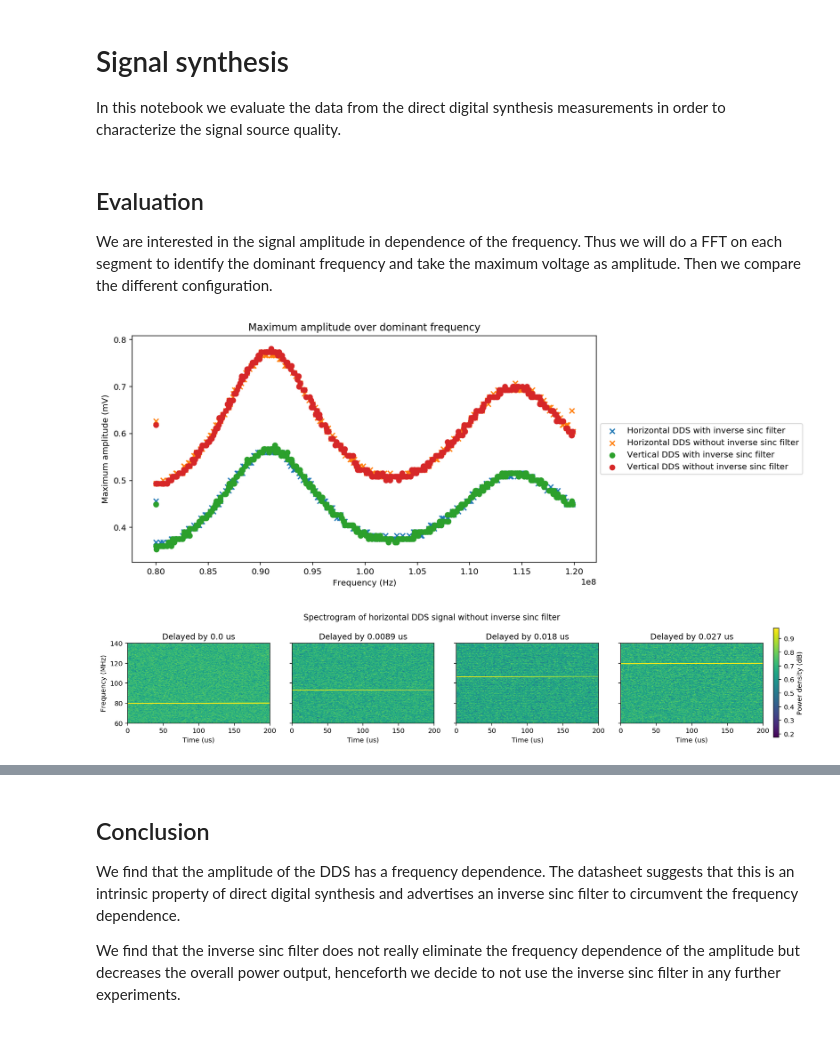
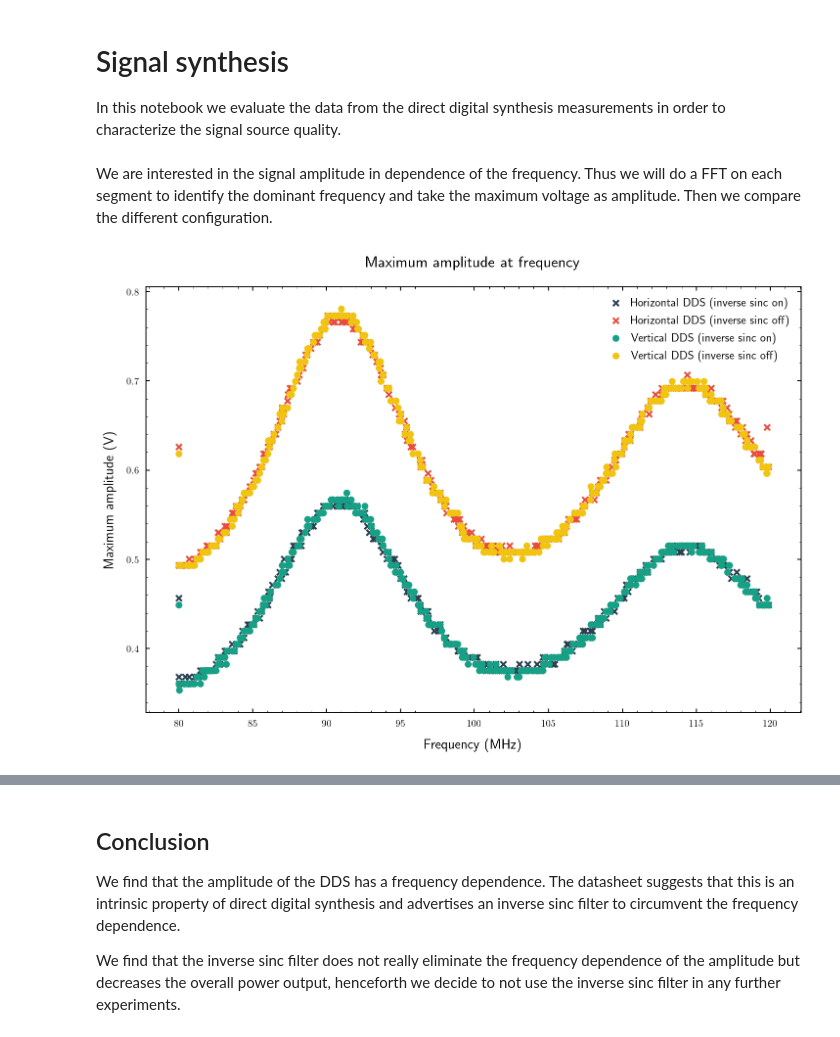
Before and after one commit to bodokaiser/bachelor-thesis, a Jupyter notebook: notebook/evaluation/signal-synthesis.ipynb, the cells around one changed output, grey strips where cells are left out. Saved outputs shown, nothing was run; the diff lists cells and outputs as text; code cells hidden in the pictures.

```diff
--- a/notebook/evaluation/signal-synthesis.ipynb
+++ b/notebook/evaluation/signal-synthesis.ipynb
@@ -10,7 +11,5 @@ figuredir = '../../figure/signal/synthesis'
 
 os.makedirs(figuredir, exist_ok=True)
 # %% [markdown]
-## Evaluation
-
 We are interested in the signal amplitude in dependence of the frequency. Thus we will do a FFT on each segment to identify the dominant frequency and take the maximum voltage as amplitude. Then we compare the different configuration.
 # %%
@@ -27,45 +26,48 @@ for key, run in data.items():
 # %%
 import transform
 
-data_f_to_A = {}
+f_A = {}
 
-for key, run in data.items():
-    d = data_f_to_A[key] = []
+for key, run in runs.items():
+    d = f_A[key] = []
 
     for t, df in run.items():
         f, P = transform.fft(df.time, df.voltage)
 
         d.append((f[P.argmax()], df.voltage.max()))
 # %%
-fig = plt.figure(figsize=(10, 5))
+fig = plt.figure(figsize=(12, 8))
 
-f, A = zip(*data_f_to_A['horizontal-sinc-on'])
-plt.scatter(f, A, label='Horizontal DDS with inverse sinc filter', marker='x')
+f, A = zip(*f_A['horizontal-sinc-on'])
+plt.scatter(np.array(f) / 1e6, A, label='Horizontal DDS (inverse sinc on)', marker='x', color='#2c3e50')
 
-f, A = zip(*data_f_to_A['horizontal-sinc-off'])
-plt.scatter(f, A, label='Horizontal DDS without inverse sinc filter', marker='x')
+f, A = zip(*f_A['horizontal-sinc-off'])
+plt.scatter(np.array(f) / 1e6, A, label='Horizontal DDS (inverse sinc off)', marker='x', color='#e74c3c')
 
-f, A = zip(*data_f_to_A['vertical-sinc-on'])
-plt.scatter(f, A, label='Vertical DDS with inverse sinc filter', marker='o')
+f, A = zip(*f_A['vertical-sinc-on'])
+plt.scatter(np.array(f) / 1e6, A, label='Vertical DDS (inverse sinc on)', marker='o', color='#16a085')
 
-f, A = zip(*data_f_to_A['vertical-sinc-off'])
-plt.scatter(f, A, label='Vertical DDS without inverse sinc filter', marker='o')
+f, A = zip(*f_A['vertical-sinc-off'])
+plt.scatter(np.array(f) / 1e6, A, label='Vertical DDS (inverse sinc off)', marker='o', color='#f1c40f')
 
-plt.title('Maximum amplitude over dominant frequency')
-plt.xlabel('Frequency (Hz)')
-plt.ylabel('Maximum amplitude (mV)')
-plt.legend(loc='center left', bbox_to_anchor=(1, 0.5))
-fig.savefig('../figure/synthesizer/frequency.pdf', bbox_inches='tight')
+plt.title('Maximum amplitude at frequency')
+plt.xlabel('Frequency (MHz)')
+plt.ylabel('Maximum amplitude (V)')
+plt.legend()
+#plt.legend(loc='center left', bbox_to_anchor=(1, 0.5))
+fig.savefig(os.path.join(figuredir, 'frequency-max-amplitude.pdf'))
 plt.show()
 # %% [output]
-[figure, old version]
+[figure, new version]
 # %%
+from matplotlib import mlab
+
 t0 = delays[0]
 t1 = delays[99]
 t2 = delays[199]
 t3 = delays[299-3]
 
-df = data['horizontal-sinc-off']
+df = runs['horizontal-sinc-off']
 dt = df[t0].time.diff()[1]
 
 NFFT = 1024
@@ -107,29 +109,3 @@ Z3 = np.flipud(Z3)
 Z4 = 10 * np.log10(Pxx4)
 Z4 = (Z4 - vmin) / (vmax - vmin)
 Z4 = np.flipud(Z4)
-
-fig, axes = plt.subplots(nrows=1, ncols=4, figsize=(14, 3), sharey=True)
-fig.suptitle('Spectrogram of horizontal DDS signal without inverse sinc filter')
-
-axes[0].set_title(f'Delayed by {t0:.2} us')
-axes[0].set_ylabel('Frequency (MHz)')
-axes[0].imshow(Z1, extent=[0, 200, 60, 140])
-axes[1].set_title(f'Delayed by {t1:.2} us')
-axes[1].imshow(Z2, extent=[0, 200, 60, 140])
-axes[2].set_title(f'Delayed by {t2:.2} us')
-axes[2].imshow(Z3, extent=[0, 200, 60, 140])
-axes[3].set_title(f'Delayed by {t3:.2} us')
-im = axes[3].imshow(Z4, extent=[0, 200, 60, 140])
-
-for axis in axes.flat:
-    axis.set_xlabel('Time (us)')
-    axis.axis('auto')
-
-fig.subplots_adjust(right=1.16)
-fig.colorbar(im, ax=axes.ravel().tolist(), label='Power density (dB)')
-
-plt.tight_layout(rect=[0, 0.03, 1, 0.9])
-fig.savefig('../figure/synthesizer/specgram.pdf', bbox_inches='tight')
-plt.show()
-# %% [output]
-[figure, removed]
```
Also changed, not shown: parts of 3 cells of this notebook, 7 other files.
